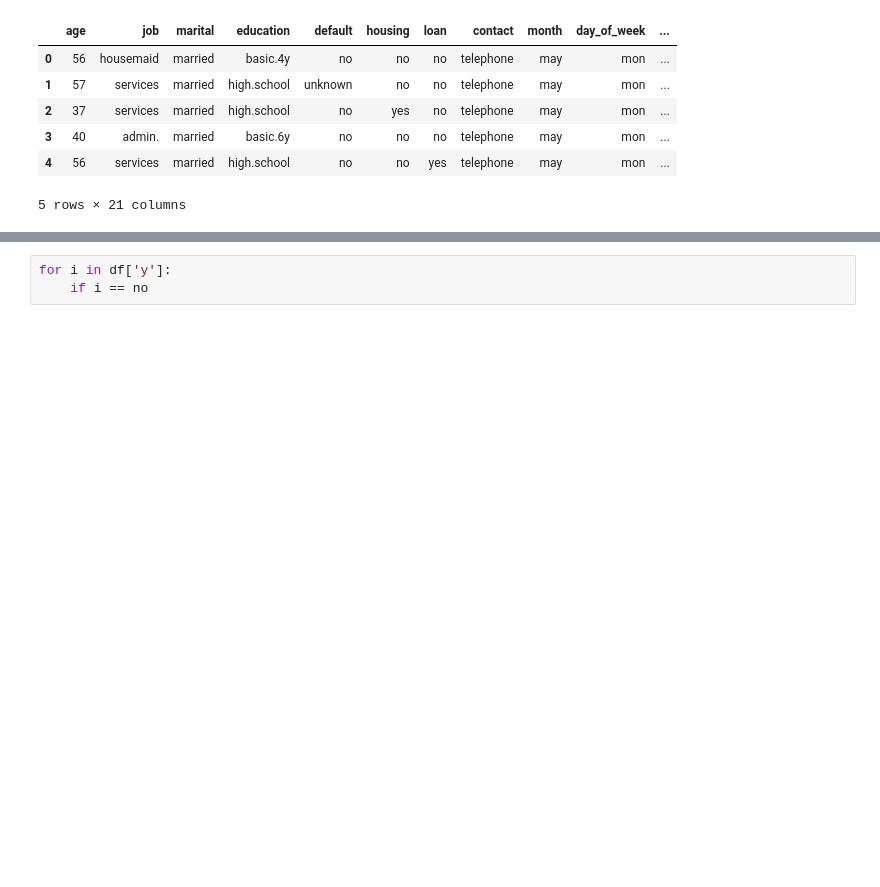
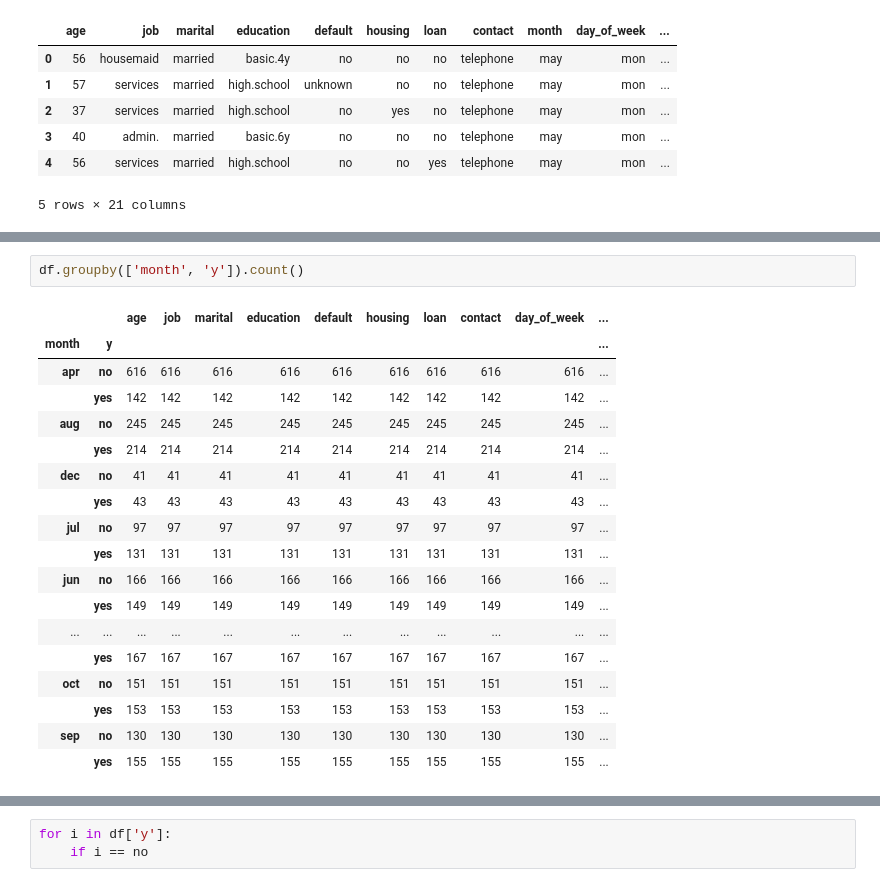
Before and after one commit to garywheeler24/DS-Atlanta-Mod-3-Project, a Jupyter notebook: Maia/Initial_alalysis_cleaning_data.ipynb, the cells around one changed output, grey strips where cells are left out. Cells and saved outputs as stored; diff of their text form; blank space fills up the shorter version.

```diff
--- a/Maia/Initial_alalysis_cleaning_data.ipynb
+++ b/Maia/Initial_alalysis_cleaning_data.ipynb
@@ -117 +175,22 @@ df.groupby(['poutcome', 'y']).mean()
+# %%
+df.groupby(['month', 'y']).count()
+# %% [output]
+|  |  | age | job | marital | education | default | housing | loan | contact | day_of_week | ... |
+| month | y |  |  |  |  |  |  |  |  |  | ... |
+| apr | no | 616 | 616 | 616 | 616 | 616 | 616 | 616 | 616 | 616 | ... |
+|  | yes | 142 | 142 | 142 | 142 | 142 | 142 | 142 | 142 | 142 | ... |
+| aug | no | 245 | 245 | 245 | 245 | 245 | 245 | 245 | 245 | 245 | ... |
+|  | yes | 214 | 214 | 214 | 214 | 214 | 214 | 214 | 214 | 214 | ... |
+| dec | no | 41 | 41 | 41 | 41 | 41 | 41 | 41 | 41 | 41 | ... |
+|  | yes | 43 | 43 | 43 | 43 | 43 | 43 | 43 | 43 | 43 | ... |
+| jul | no | 97 | 97 | 97 | 97 | 97 | 97 | 97 | 97 | 97 | ... |
+|  | yes | 131 | 131 | 131 | 131 | 131 | 131 | 131 | 131 | 131 | ... |
+| jun | no | 166 | 166 | 166 | 166 | 166 | 166 | 166 | 166 | 166 | ... |
+|  | yes | 149 | 149 | 149 | 149 | 149 | 149 | 149 | 149 | 149 | ... |
+| ... | ... | ... | ... | ... | ... | ... | ... | ... | ... | ... | ... |
+|  | yes | 167 | 167 | 167 | 167 | 167 | 167 | 167 | 167 | 167 | ... |
+| oct | no | 151 | 151 | 151 | 151 | 151 | 151 | 151 | 151 | 151 | ... |
+|  | yes | 153 | 153 | 153 | 153 | 153 | 153 | 153 | 153 | 153 | ... |
+| sep | no | 130 | 130 | 130 | 130 | 130 | 130 | 130 | 130 | 130 | ... |
+|  | yes | 155 | 155 | 155 | 155 | 155 | 155 | 155 | 155 | 155 | ... |
 # %%
```
Also changed, not shown: parts of 17 cells of this notebook.
